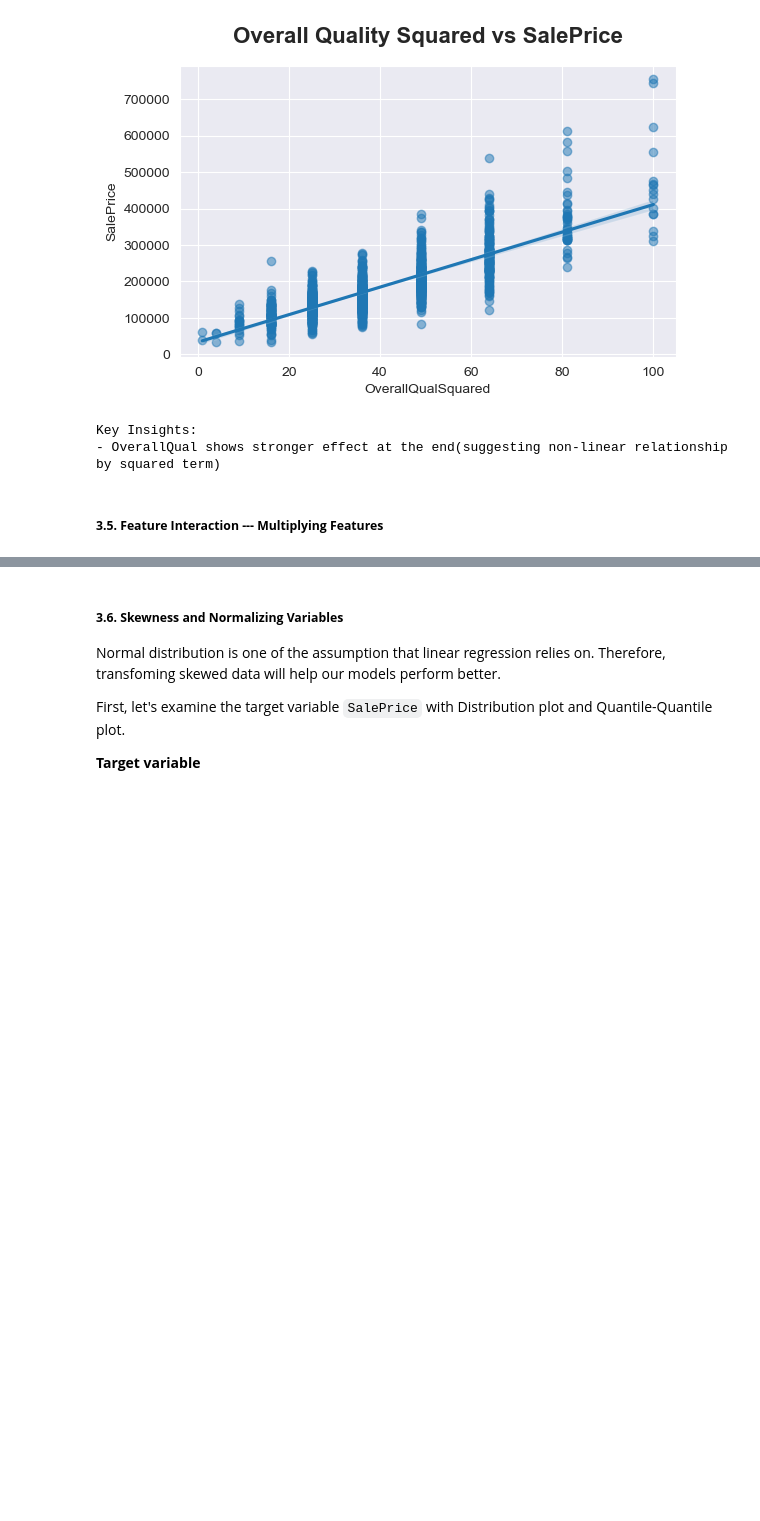
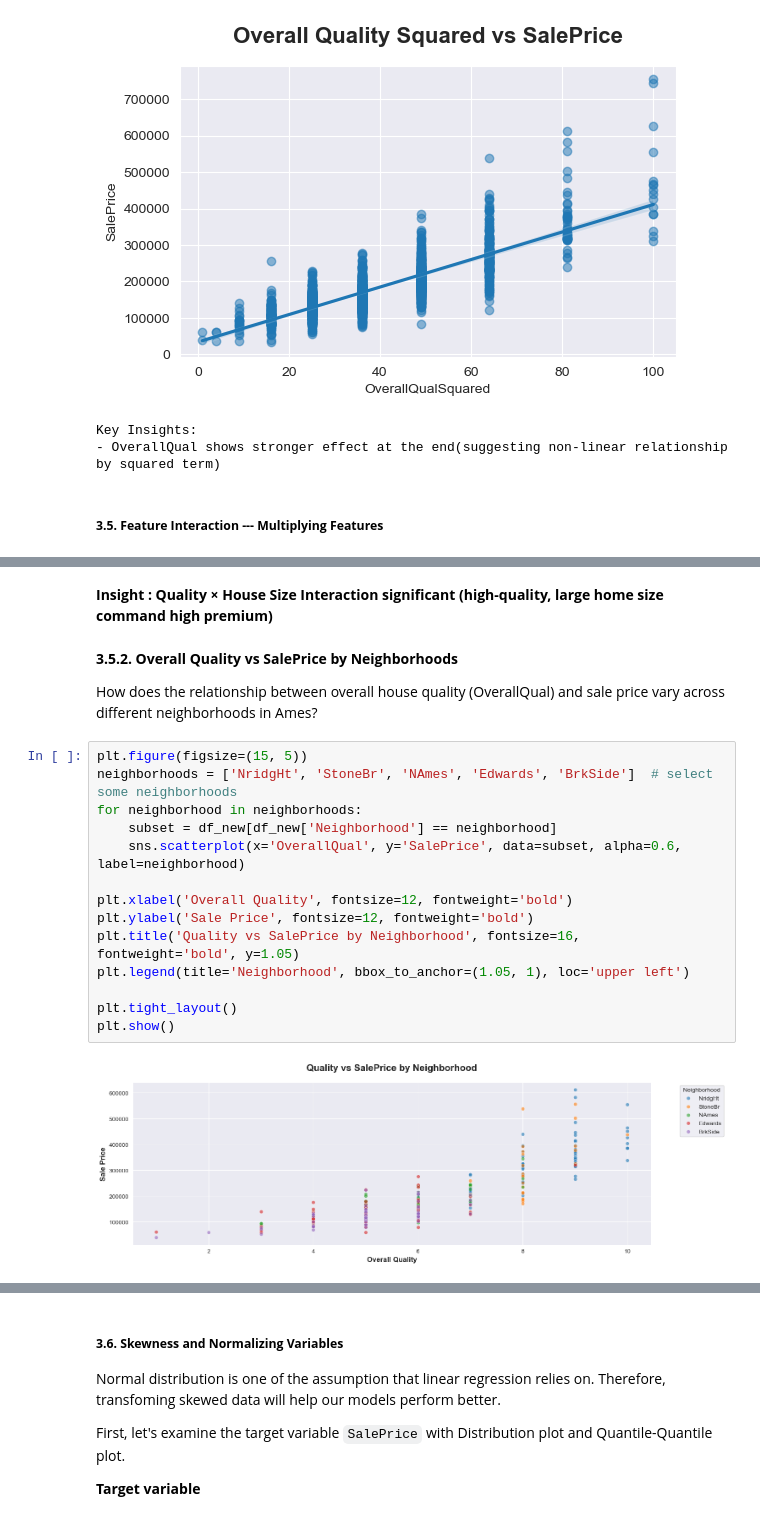
Before and after one commit to annugit1655/Real-Estate-Price-Prediction, a Jupyter notebook: Real-Estate-Price-Prediction/notebooks/house-price.ipynb, the cells around one changed output, grey strips where cells are left out. Cells and saved outputs as stored; diff of their text form; blank space fills up the shorter version.

```diff
--- a/Real-Estate-Price-Prediction/notebooks/house-price.ipynb
+++ b/Real-Estate-Price-Prediction/notebooks/house-price.ipynb
@@ -849,0 +893,22 @@ Key Insights:
+# %% [markdown]
+**Insight : Quality × House Size Interaction significant (high-quality, large home size command high premium)**
+# %% [markdown]
+**3.5.2. Overall Quality vs SalePrice by Neighborhoods**
+
+How does the relationship between overall house quality (OverallQual) and sale price vary across different neighborhoods in Ames?
+# %%
+plt.figure(figsize=(15, 5))
+neighborhoods = ['NridgHt', 'StoneBr', 'NAmes', 'Edwards', 'BrkSide']  # select some neighborhoods
+for neighborhood in neighborhoods:
+    subset = df_new[df_new['Neighborhood'] == neighborhood]
+    sns.scatterplot(x='OverallQual', y='SalePrice', data=subset, alpha=0.6, label=neighborhood)
+
+plt.xlabel('Overall Quality', fontsize=12, fontweight='bold')
+plt.ylabel('Sale Price', fontsize=12, fontweight='bold')
+plt.title('Quality vs SalePrice by Neighborhood', fontsize=16, fontweight='bold', y=1.05)
+plt.legend(title='Neighborhood', bbox_to_anchor=(1.05, 1), loc='upper left')
+
+plt.tight_layout()
+plt.show()
+# %% [output]
+[figure, added]
```
Also changed, not shown: parts of 16 cells of this notebook.
